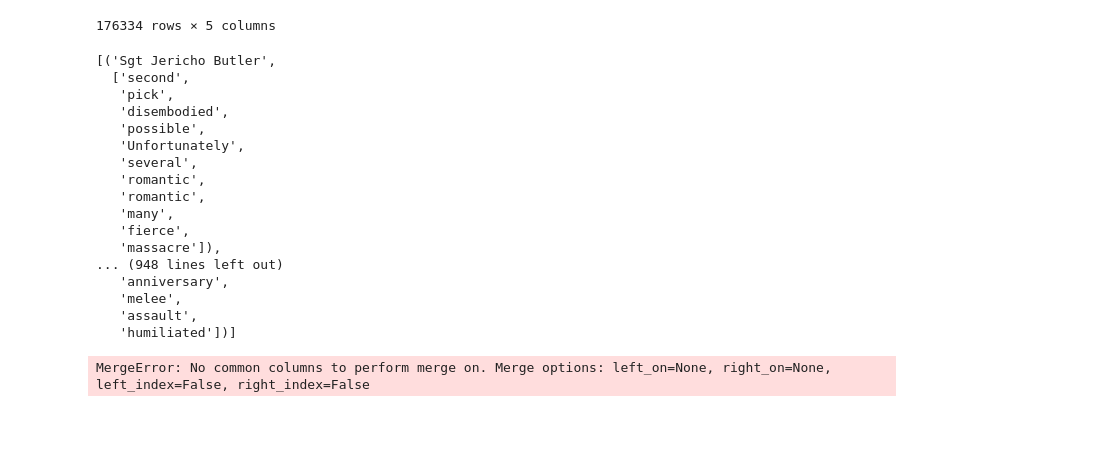
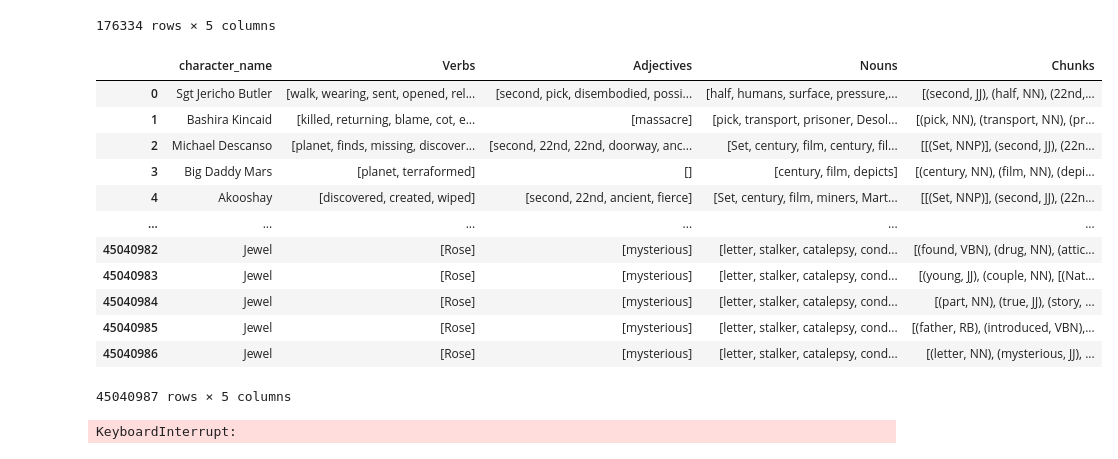
Before and after one commit to epfl-ada/ada-2023-project-badabob, a Jupyter notebook: word_analysis.ipynb, the cells around one changed output. Drawn from its saved outputs; the diff is of its cells as text; code cells hidden in the pictures; blank space fills up the shorter version.

```diff
--- a/word_analysis.ipynb
+++ b/word_analysis.ipynb
@@ -801,25 +801,5 @@ output_characters_genders_context
 | 176333 | tt9914522 | ["When Mackenzie Holden's sister ... | Todd | M | NaN |
 176334 rows × 5 columns
 # %%
-verbs_, adjs_ , nouns_, chunks_ = extract_words(output_characters_genders_context.head(100),
+verbs_, adjs_ , nouns_, chunks_ = extract_words(output_characters_genders_context,
                                             "character_name","associated_words")
-# %%
-adjs_
-# %% [output]
-[('Sgt Jericho Butler',
-  ['second',
-   'pick',
-   'disembodied',
-   'possible',
-   'Unfortunately',
-   'several',
-   'romantic',
-   'romantic',
-   'many',
-   'fierce',
-   'massacre']),
-... (948 lines left out)
-   'anniversary',
-   'melee',
-   'assault',
-   'humiliated'])]
@@ -826,14 +815,30 @@ adjs_
 # %%
-verbs_df_final = pd.DataFrame(verbs_, columns=['IMDB_ID', 'Verbs'])
-adjs_df_final = pd.DataFrame(adjs_, columns=['IMDB_ID', 'Adjectives'])
-nouns_df_final = pd.DataFrame(nouns_, columns=['IMDB_ID', 'Nouns'])
-chunks_df_final = pd.DataFrame(chunks_, columns=['IMDB_ID', 'Chunks'])
+verbs_df_final = pd.DataFrame(verbs_, columns=['character_name', 'Verbs'])
+adjs_df_final = pd.DataFrame(adjs_, columns=['character_name', 'Adjectives'])
+nouns_df_final = pd.DataFrame(nouns_, columns=['character_name', 'Nouns'])
+chunks_df_final = pd.DataFrame(chunks_, columns=['character_name', 'Chunks'])
 
 merged_df_final = verbs_df.merge(adjs_df_final).merge(nouns_df_final).merge(chunks_df_final)
-# %% [output]
-MergeError: No common columns to perform merge on. Merge options: left_on=None, right_on=None, left_index=False, right_index=False
+# %%
+merged_df_final
+# %% [output]
+|  | character_name | Verbs | Adjectives | Nouns | Chunks |
+| 0 | Sgt Jericho Butler | [walk, wearing, sent, opened, rel... | [second, pick, disembodied, possi... | [half, humans, surface, pressure,... | [(second, JJ), (half, NN), (22nd,... |
+| 1 | Bashira Kincaid | [killed, returning, blame, cot, e... | [massacre] | [pick, transport, prisoner, Desol... | [(pick, NN), (transport, NN), (pr... |
+| 2 | Michael Descanso | [planet, finds, missing, discover... | [second, 22nd, 22nd, doorway, anc... | [Set, century, film, century, fil... | [[(Set, NNP)], (second, JJ), (22n... |
+| 3 | Big Daddy Mars | [planet, terraformed] | [] | [century, film, depicts] | [(century, NN), (film, NN), (depi... |
+| 4 | Akooshay | [discovered, created, wiped] | [second, 22nd, ancient, fierce] | [Set, century, film, miners, Mart... | [[(Set, NNP)], (second, JJ), (22n... |
+| ... | ... | ... | ... | ... | ... |
+| 45040982 | Jewel | [Rose] | [mysterious] | [letter, stalker, catalepsy, cond... | [(found, VBN), (drug, NN), (attic... |
+| 45040983 | Jewel | [Rose] | [mysterious] | [letter, stalker, catalepsy, cond... | [(young, JJ), (couple, NN), [(Nat... |
+| 45040984 | Jewel | [Rose] | [mysterious] | [letter, stalker, catalepsy, cond... | [(part, NN), (true, JJ), (story, ... |
+| 45040985 | Jewel | [Rose] | [mysterious] | [letter, stalker, catalepsy, cond... | [(father, RB), (introduced, VBN),... |
+| 45040986 | Jewel | [Rose] | [mysterious] | [letter, stalker, catalepsy, cond... | [(letter, NN), (mysterious, JJ), ... |
+45040987 rows × 5 columns
 # %%
 # Export as csv
 merged_df_final.to_csv('DATA/final.csv', index=False)
 # Export as pickle
-merged_df_final.to_pickle('pickles/final.pickle')
+#merged_df_final.to_pickle('pickles/final.pickle')
+# %% [output]
+KeyboardInterrupt:
```
Also changed, not shown: parts of 2 cells of this notebook.
